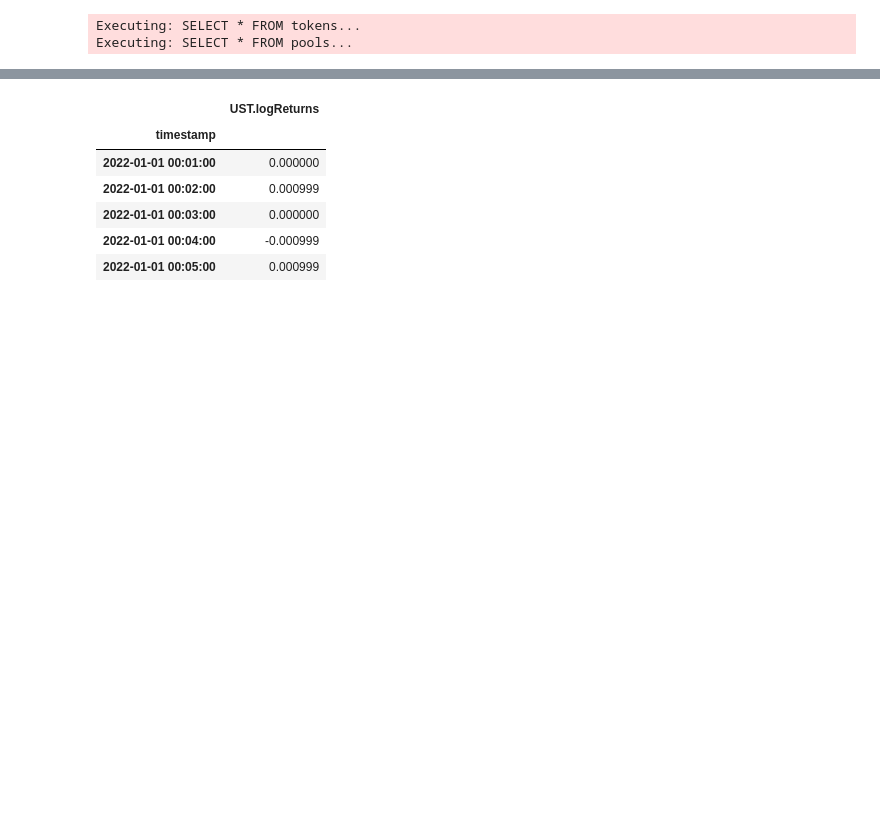
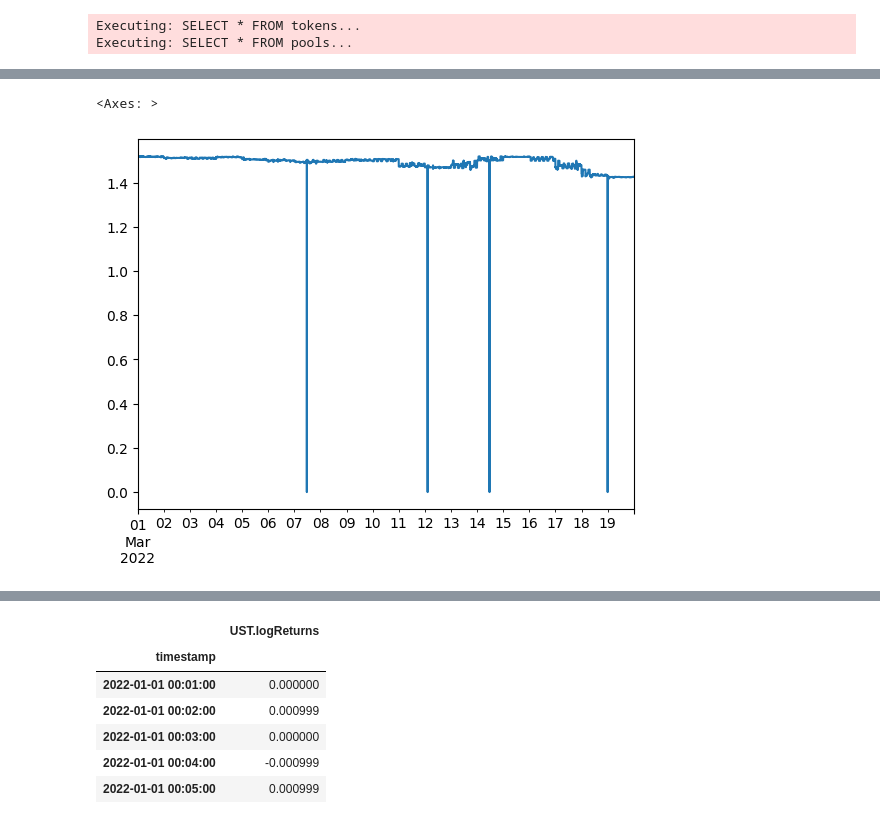
Before and after one commit to xenophonlabs/curve-lp-metrics, a Jupyter notebook: explore.ipynb, the cells around one changed output, grey strips where cells are left out. Saved outputs shown, nothing was run; the diff lists cells and outputs as text; code cells hidden in the pictures; blank space fills up the shorter version.

```diff
--- a/explore.ipynb
+++ b/explore.ipynb
@@ -165,0 +101,5 @@ foo['USDC.logReturns'].plot()
+# %%
+pool_metrics['shannonsEntropy'].plot()
+# %% [output]
+<Axes: >
+[figure, added]
```
Also changed, not shown: parts of 20 cells of this notebook, 10 other files.
